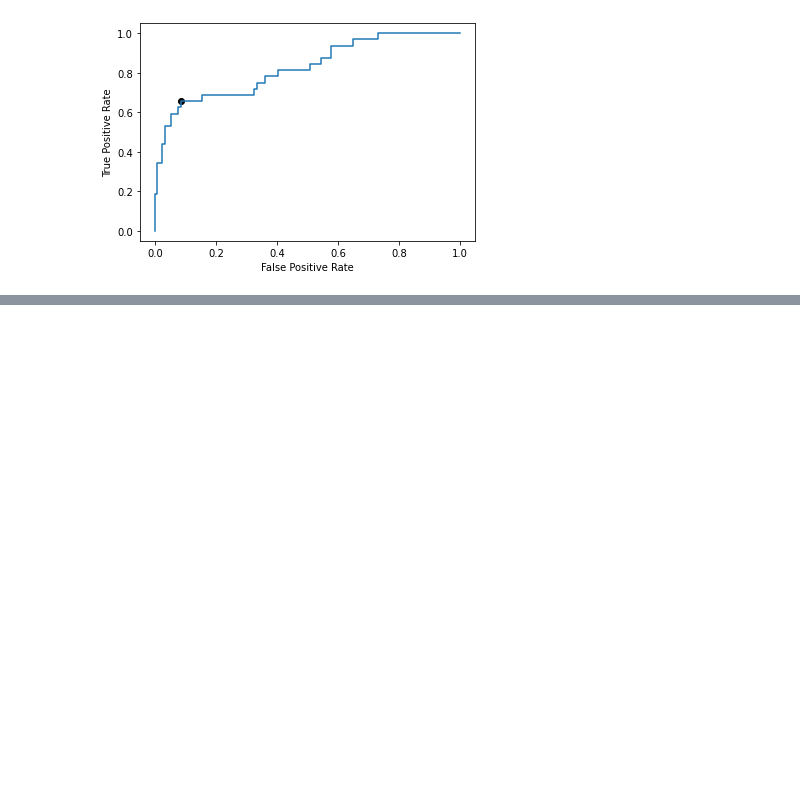
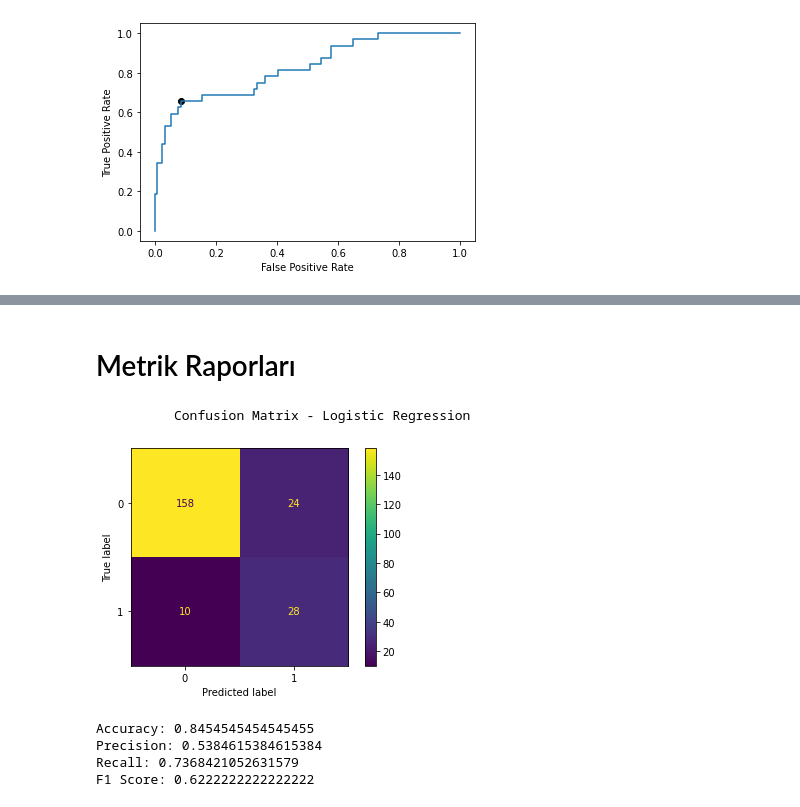
Before and after one commit to emre-bl/Machine-Learning-tobbetu, a Jupyter notebook: 191401009.ipynb, the cells around one changed output, grey strips where cells are left out. Drawn from its saved outputs; the diff is of its cells as text; code cells hidden in the pictures; blank space fills up the shorter version.

```diff
--- a/191401009.ipynb
+++ b/191401009.ipynb
@@ -325,0 +366,20 @@ Recall: 0.28125
+# %% [markdown]
+# Metrik Raporları
+# %%
+valid_pred_logistic_reg = (clf.predict_proba(X_validation)[:,1]>=optimal_threshold).astype(int)
+confusion_matrix = metrics.confusion_matrix(y_validation, valid_pred_logistic_reg)
+cm_display = metrics.ConfusionMatrixDisplay(confusion_matrix = confusion_matrix, display_labels = [0, 1])
+cm_display.plot()
+print("\t  Confusion Matrix - Logistic Regression")
+plt.show()
+print("Accuracy:",metrics.accuracy_score(y_validation, valid_pred_logistic_reg))
+print("Precision:",metrics.precision_score(y_validation, valid_pred_logistic_reg))
+print("Recall:",metrics.recall_score(y_validation, valid_pred_logistic_reg))
+print("F1 Score:",metrics.f1_score(y_validation, valid_pred_logistic_reg))
+# %% [output]
+          Confusion Matrix - Logistic Regression
+[figure, added]
+Accuracy: 0.8454545454545455
+Precision: 0.5384615384615384
+Recall: 0.7368421052631579
+F1 Score: 0.6222222222222222
```
Also changed, not shown: parts of 13 cells of this notebook.
